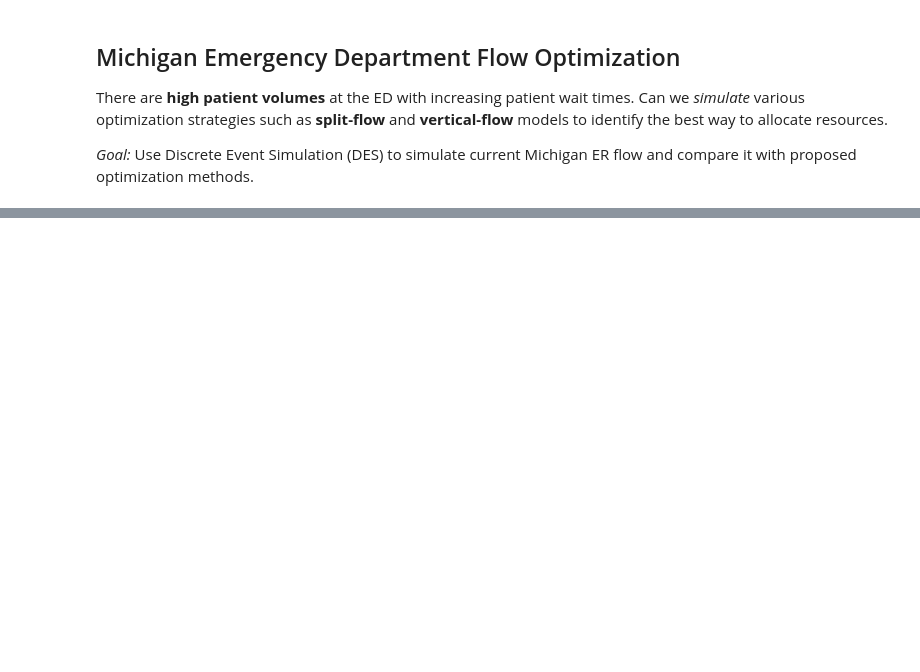
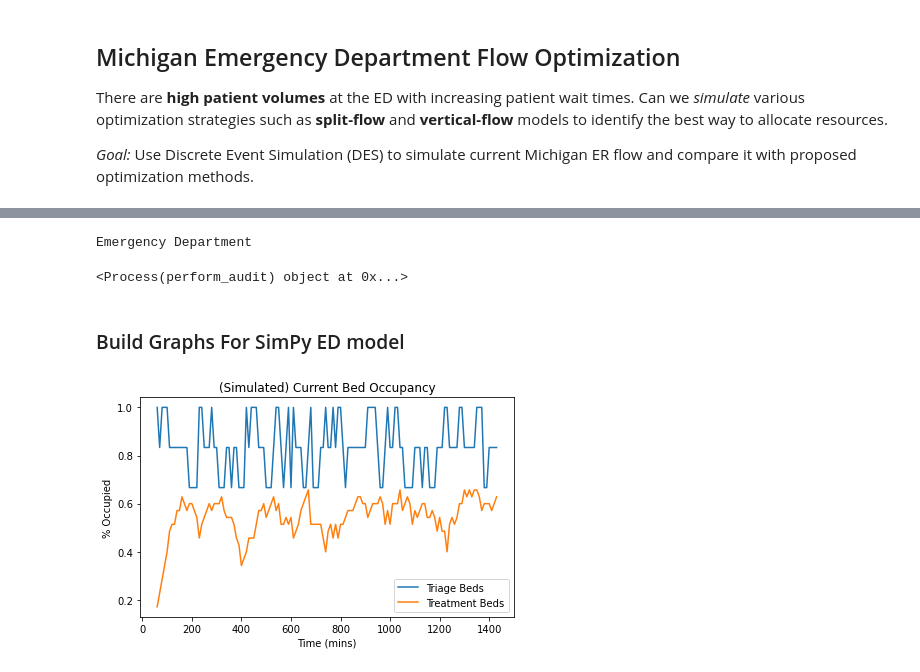
Before and after one commit to abbirdboy/er-flow, a Jupyter notebook: notebooks/1.0-initial-exploration.ipynb, the cells around one changed output, grey strips where cells are left out. Saved outputs shown, nothing was run; the diff lists cells and outputs as text; code cells hidden in the pictures; blank space fills up the shorter version.

Commit message:
basic simpy model made

```diff
--- a/notebooks/1.0-initial-exploration.ipynb
+++ b/notebooks/1.0-initial-exploration.ipynb
@@ -13,0 +53,10 @@ ModuleNotFoundError: No module named 'simpy'
+# %%
+# Simulation Parameters
+RANDOM_SEED = 42
+TRIAGE_BEDS = 6
+TREATMENT_BEDS = 35
+HOLDING_BEDS = 9
+TIME_ITER = 5 # patients come every 5 mins
+SIM_TIME = 1440 # run for 1 whole day (in minutes)
+WARM_UP = 60 # time before reading audits
+AUDIT_ITER = 10 # how often to audit
@@ -13,0 +241,16 @@ ModuleNotFoundError: No module named 'simpy'
+# %%
+# Setup the simulation environment
+print('Emergency Department')
+random.seed(RANDOM_SEED)
+
+# create environment
+env = simpy.Environment()
+
+# # create place
+ed = EmergencyDepartment(env, TRIAGE_BEDS, TREATMENT_BEDS, HOLDING_BEDS)
+
+env.process(run_ed(env, ed, TRIAGE_BEDS, TREATMENT_BEDS, HOLDING_BEDS, TIME_ITER)) # run main ed
+env.process(perform_audit(env, ed, WARM_UP, AUDIT_ITER)) # capture audits
+# %% [output]
+Emergency Department
+<Process(perform_audit) object at 0x...>
@@ -13,0 +260,20 @@ ModuleNotFoundError: No module named 'simpy'
+# %% [markdown]
+### Build Graphs For SimPy ED model
+# %%
+# Get the occupancy data captured regular audit intervals
+data_columns = {'audit_time': g.audit_time, 'triage_occupancy': g.triage_occupancy, 'treatment_occupancy': g.treat_occupancy}
+
+# build df
+df = pd.DataFrame(data_columns)
+df.triage_occupancy = df.triage_occupancy / TRIAGE_BEDS
+df.treatment_occupancy = df.treatment_occupancy / TREATMENT_BEDS
+# %%
+# plot percent occupied over length of simulation
+ax = df.plot.line(x='audit_time', title='(Simulated) Current Bed Occupancy')
+ax.legend(['Triage Beds', 'Treatment Beds'])
+ax.set_xlabel('Time (mins)')
+ax.set_ylabel('% Occupied')
+plt.tight_layout()
+plt.savefig('../reports/figures/current.png', dpi=300) # save fig
+# %% [output]
+[figure, added]
```
Also changed, not shown: parts of 17 cells of this notebook, 5 other files.
